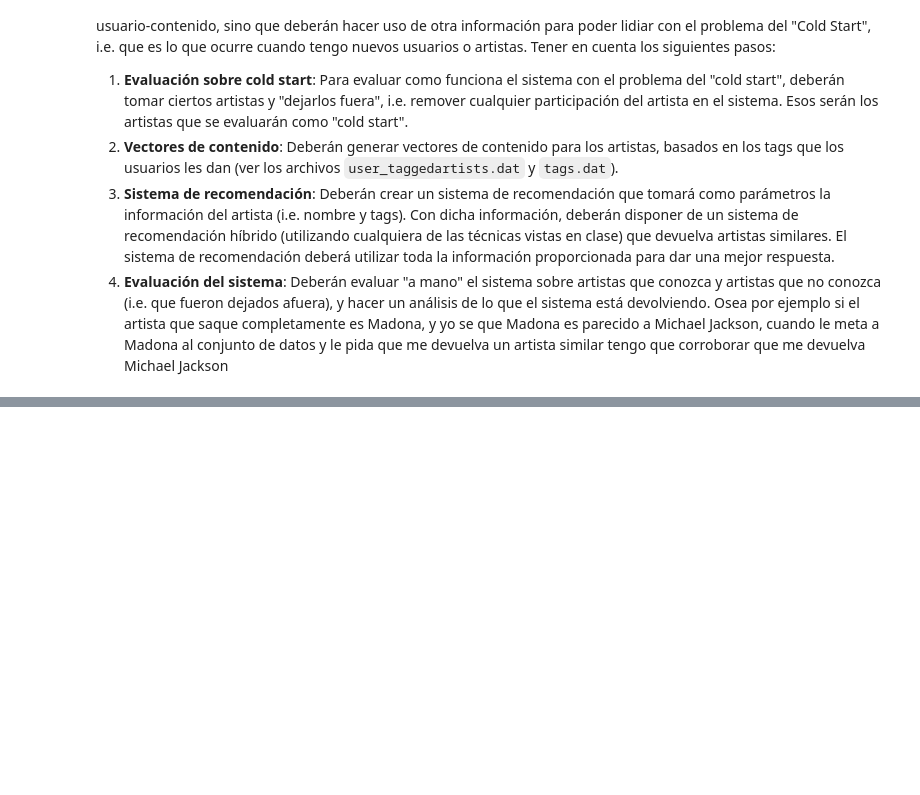
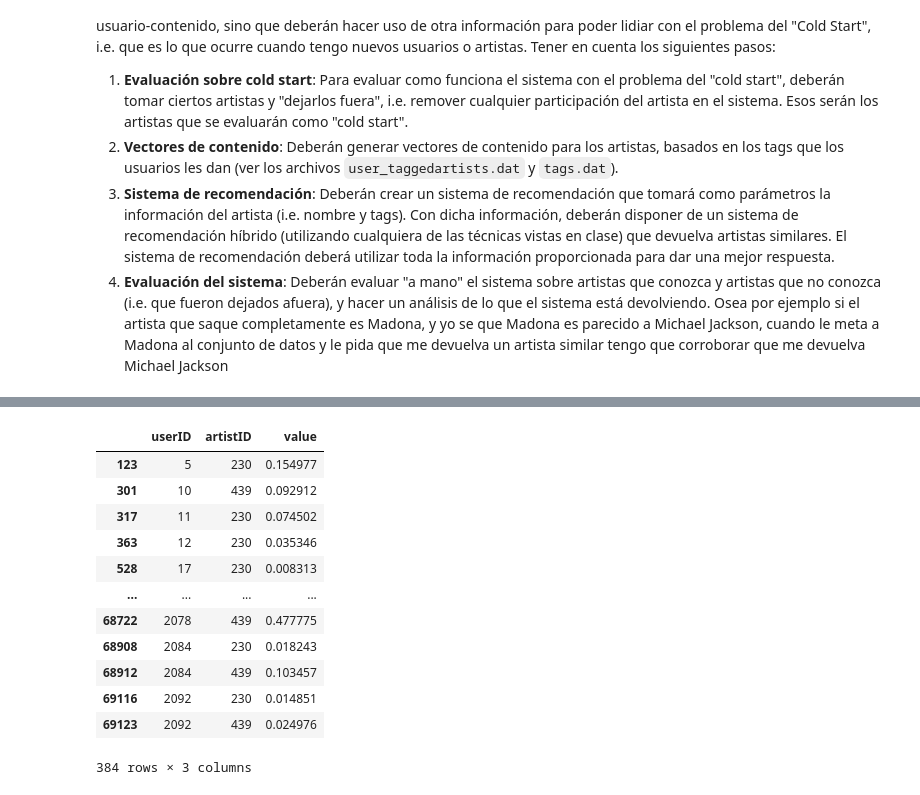
Before and after one commit to tomascolla95/Sistemas_de_recomendacion, a Jupyter notebook: practico.ipynb, the cells around one changed output, grey strips where cells are left out. Cells and saved outputs as stored; diff of their text form; code cells hidden in the pictures; blank space fills up the shorter version.

```diff
--- a/practico.ipynb
+++ b/practico.ipynb
@@ -380,0 +417,23 @@ Este ejercicio lo deberán completar quienes hayan realizado ambas partes de la
+# %%
+# Luego de correr el loop de la celda anterior, completar el array 'cold_start_artist' con el artistID de los artistas que se
+# van a dejar afuera del entrenamiento.(Esto es manual porque no pude hacer que el loop me devolviera directamente un dataframe
+# para quitar en 'data' el artistID)
+
+cold_start_artistID = [1130, 1641, 13043, 18282, 1254, 14979, 17740, 17008, 439, 230]
+
+cold_start_data = data.loc[data['artistID'].isin(cold_start_artistID),:]
+cold_start_data
+# %% [output]
+|  | userID | artistID | value |
+| 123 | 5 | 230 | 0.154977 |
+| 301 | 10 | 439 | 0.092912 |
+| 317 | 11 | 230 | 0.074502 |
+| 363 | 12 | 230 | 0.035346 |
+| 528 | 17 | 230 | 0.008313 |
+| ... | ... | ... | ... |
+| 68722 | 2078 | 439 | 0.477775 |
+| 68908 | 2084 | 230 | 0.018243 |
+| 68912 | 2084 | 439 | 0.103457 |
+| 69116 | 2092 | 230 | 0.014851 |
+| 69123 | 2092 | 439 | 0.024976 |
+384 rows × 3 columns
```
Also changed, not shown: parts of 16 cells of this notebook.
